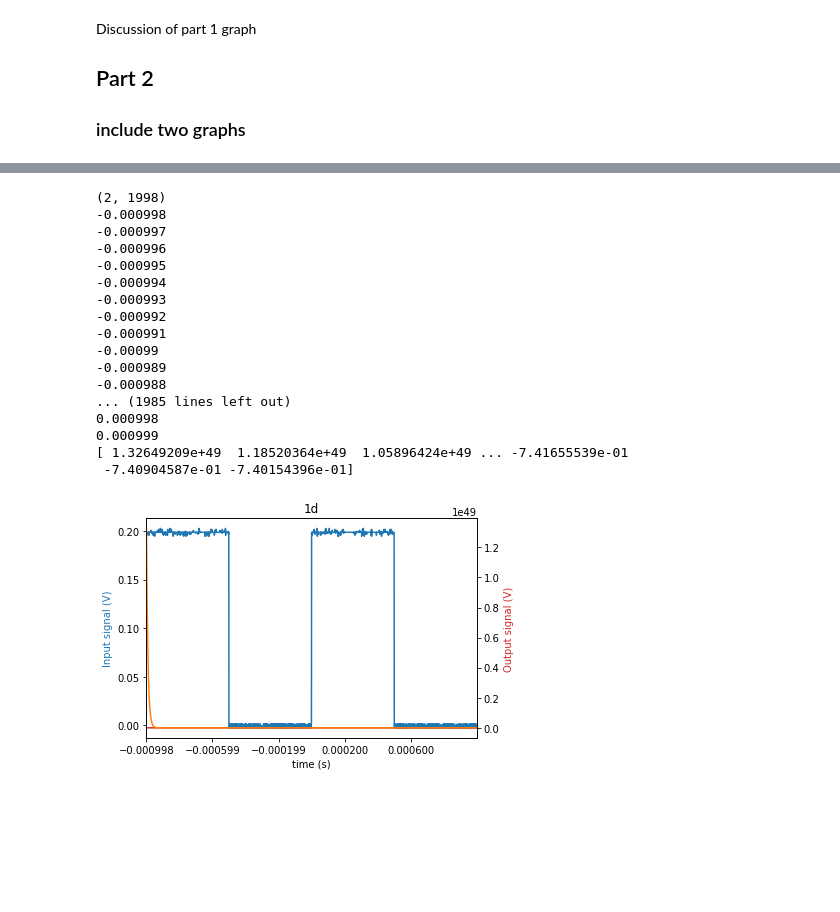
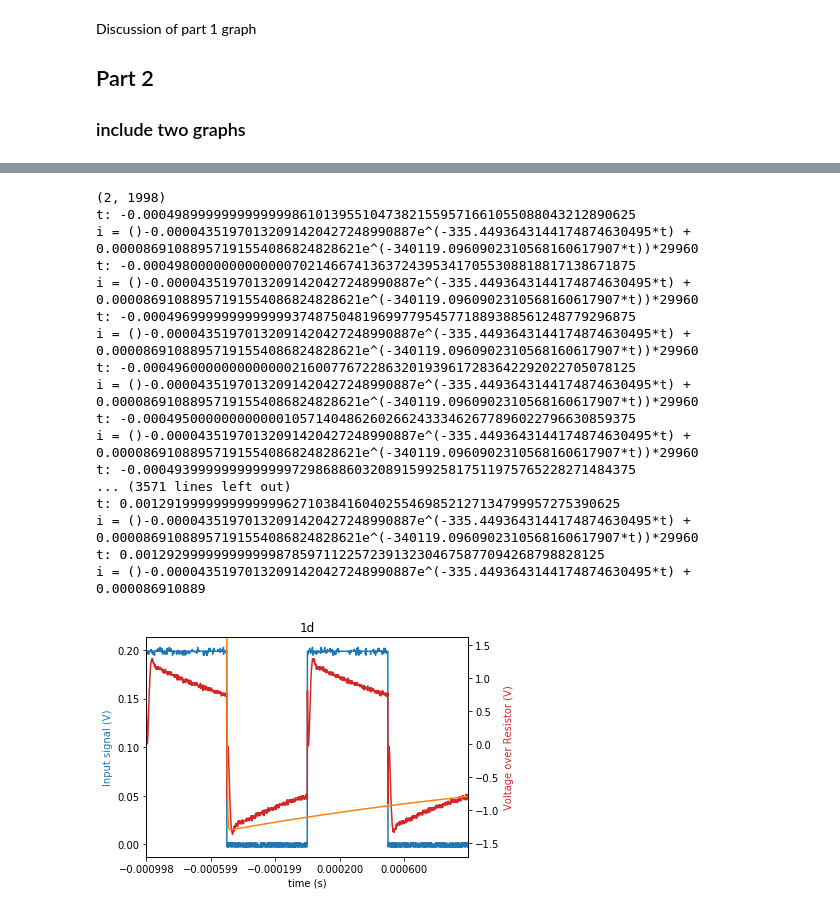
Before and after one commit to scifi6546/ee203, a Jupyter notebook: lab07/main.ipynb, the cells around one changed output, grey strips where cells are left out. Cells and saved outputs as stored; diff of their text form; code cells hidden in the pictures; blank space fills up the shorter version.

Commit message:
got some kind of lines

```diff
--- a/lab07/main.ipynb
+++ b/lab07/main.ipynb
@@ -76,18 +66,20 @@ def plot_osc_2_scale(f_name,title,col_1="",col_2="",flipped=False):
     fig.tight_layout()
     plt.show()
 # %%
-def plot_eq(f_name,equation,title,col_1="",col_2="",flipped=False):
+def plot_eq(f_name,equation,title,col_1="",col_2="",flipped=False,couple=False):
     temp = np.loadtxt(f_name,skiprows=4,delimiter=',')
     #print(temp)
     #print(temp.shape)
     in_signal = np.vstack((temp[:,0],temp[:,1]))
     out_signal = np.vstack((temp[:,0],temp[:,2]))
+    if(couple==True):
+        out_signal[1]*=10
     print(in_signal.shape)
     equation_data = np.zeros(in_signal.shape[1])
     i=0;
     for x in in_signal[0,:]:
             equation_data[i]=equation(x)
-            print(x)
+            #print(x)
             i+=1
 
 
@@ -109,11 +101,12 @@ def plot_eq(f_name,equation,title,col_1="",col_2="",flipped=False):
     plt.xlim(min(in_signal[0,:]),max(in_signal[0,:]))
     ticks_dist = -(min(in_signal[0])-max(in_signal[0]))/5.0
     plt.xticks(np.arange(min(in_signal[0]),max(in_signal[0]),ticks_dist))
-    ax2.set_ylabel("Output signal (V)",color="tab:red")
+    ax2.set_ylabel("Voltage over Resistor (V)",color="tab:red")
 
 
 
     ax2.plot(out_signal[0],equation_data,color="tab:orange")
+    ax2.set_ylim(1.25*min(out_signal[1]),1.25*max(out_signal[1]))
     #plt.xlabel("Seconds")
     #plt.ylabel("Volts")
     plt.title(title)
@@ -141,10 +134,38 @@ def calc_over(R,L,C,t):
     A1=Decimal(-2.0)/(L*(s1-s2))
     A2=Decimal(2.0)/(L*(s1-s2))
     out =  (A1*Decimal.exp(s1*t)+A2*Decimal.exp(s2*t))*R
+    print("t: "+str(t))
+    print("i = ()"+str(A1)+"e^("+str(s1)+"*t)"+" + "+str(A2)+"e^("+str(s2)+"*t)"+")*"+str(R))
     #print("ran calc_over")
     #print(out)
     return float(out)
+def calc_over_3(R,L,C,t,v0):
+    t=Decimal(t)
+    R = Decimal(R)
+    L = Decimal(L)
+    C = Decimal(C)
+    v0=Decimal(v0)
+    #print(R)
+    #print(L)
+    #print(C)
+    a=R/(Decimal(2.0)*L)
+    w=Decimal(1)/Decimal.sqrt(L*C)
 
+
+    #print(a)
+    #print(w)
+
+
+    s1=-a+Decimal.sqrt(a**Decimal(2)-(w**Decimal(2)))
+    s2=-a-Decimal.sqrt(a**Decimal(2)-(w**Decimal(2)))
+
+    A1=(-v0-v0)/L-(s2*v0)/R
+    A1/=(s1-s2)
+    A2=v0/R-A1
+    out =  (A1*Decimal.exp(s1*t)+A2*Decimal.exp(s2*t))*R
+    print("t: "+str(t))
+    print("i = ()"+str(A1)+"e^("+str(s1)+"*t)"+" + "+str(A2)+"e^("+str(s2)+"*t)"+")*"+str(R))
+    return out
 def calc_over_2(R,L,C,t):
 
     print(R)
@@ -180,28 +223,28 @@ calc_over(29.96e3,88e-3,99.6e-9,0.001)
 # %%
 def eq(x):
     x=x+0.000998
     return (2.948*10**-3)*math.exp(-335.0*x)+(-2.99)*math.exp(-34016.0*x)
 def eq2(t):
     #return 0
-    return calc_over(10000,0.088,'99.6E-9',t)
+    return calc_over_3(29.96e3,88e-3,99.6e-9,t+0.000499,1.3)
 plot_eq("scope_8.csv",eq2,
 "1d",flipped=True)
 # %% [output]
 (2, 1998)
--0.000998
--0.000997
--0.000996
--0.000995
--0.000994
--0.000993
--0.000992
--0.000991
--0.00099
--0.000989
--0.000988
-... (1985 lines left out)
-0.000998
-0.000999
-[ 1.32649209e+49  1.18520364e+49  1.05896424e+49 ... -7.41655539e-01
- -7.40904587e-01 -7.40154396e-01]
+t: -0.000498999999999999986101395510473821559571661055088043212890625
+i = ()-0.00004351970132091420427248990887e^(-335.4493643144174874630495*t) + 0.00008691088957191554086824828621e^(-340119.0960902310568160617907*t))*29960
+t: -0.000498000000000000070214667413637243953417055308818817138671875
+i = ()-0.00004351970132091420427248990887e^(-335.4493643144174874630495*t) + 0.00008691088957191554086824828621e^(-340119.0960902310568160617907*t))*29960
+t: -0.000496999999999999937487504819699779545771889388561248779296875
+i = ()-0.00004351970132091420427248990887e^(-335.4493643144174874630495*t) + 0.00008691088957191554086824828621e^(-340119.0960902310568160617907*t))*29960
+t: -0.000496000000000000021600776722863201939617283642292022705078125
+i = ()-0.00004351970132091420427248990887e^(-335.4493643144174874630495*t) + 0.00008691088957191554086824828621e^(-340119.0960902310568160617907*t))*29960
+t: -0.000495000000000000105714048626026624333462677896022796630859375
+i = ()-0.00004351970132091420427248990887e^(-335.4493643144174874630495*t) + 0.00008691088957191554086824828621e^(-340119.0960902310568160617907*t))*29960
+t: -0.000493999999999999972986886032089159925817511975765228271484375
+... (3571 lines left out)
+t: 0.00129199999999999996271038416040255469852127134799957275390625
+i = ()-0.00004351970132091420427248990887e^(-335.4493643144174874630495*t) + 0.00008691088957191554086824828621e^(-340119.0960902310568160617907*t))*29960
+t: 0.001292999999999999878597112257239132304675877094268798828125
+i = ()-0.00004351970132091420427248990887e^(-335.4493643144174874630495*t) + 0.000086910889
-[figure, old version]
+[figure, new version]
```
Also changed, not shown: parts of 12 cells of this notebook.
